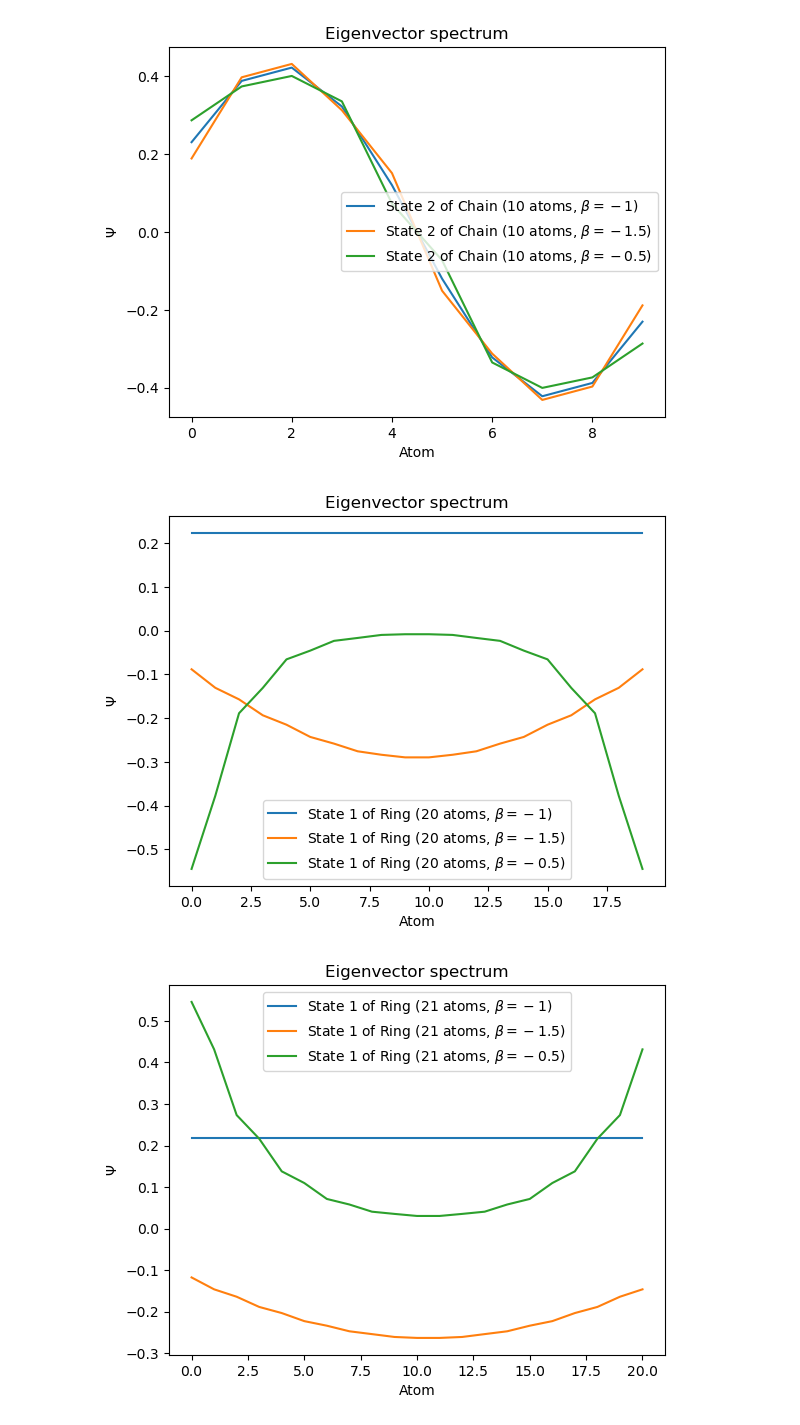
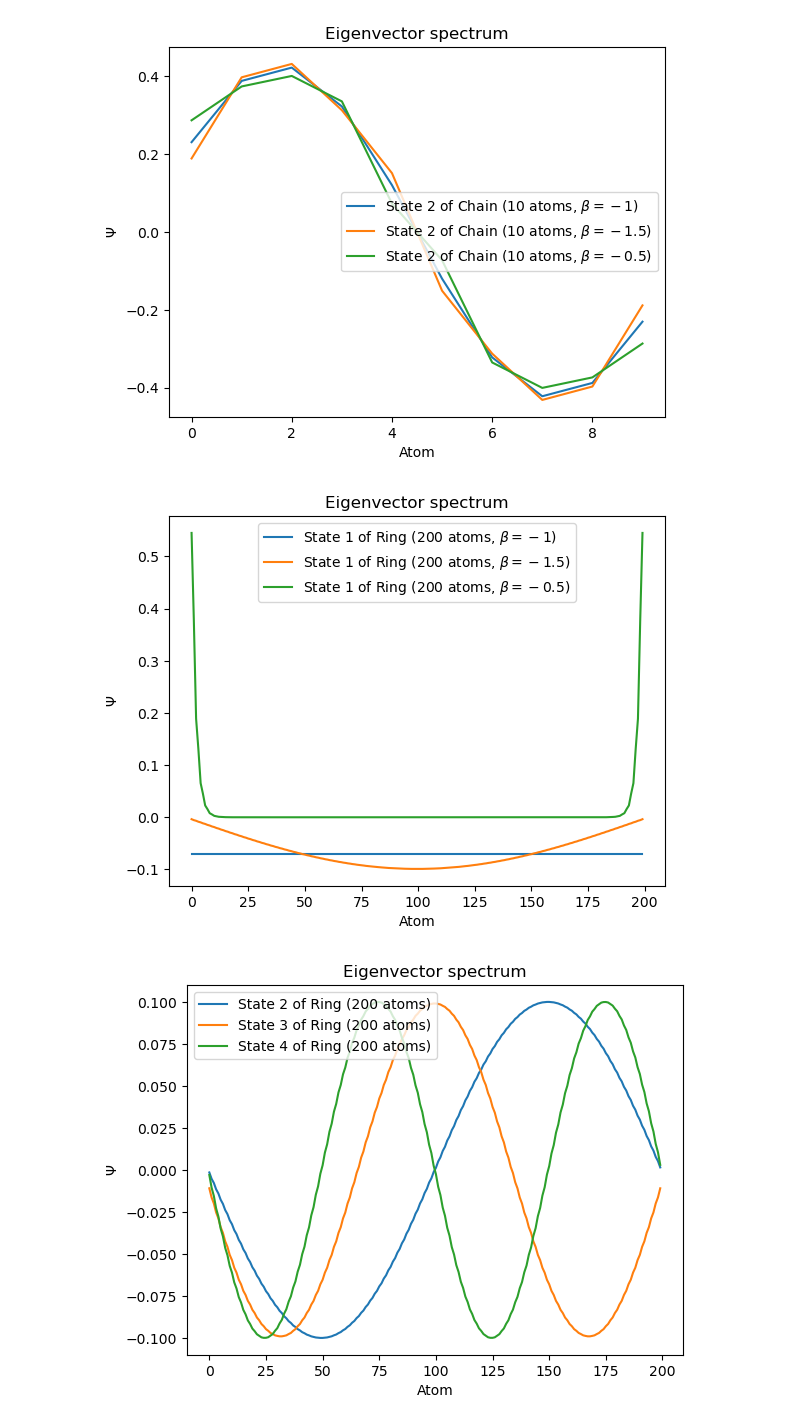
Before and after one commit to matarabadanf/Huckel-HW, a Jupyter notebook: plots/Plots.ipynb, the cells around one changed output. Saved outputs shown, nothing was run; the diff lists cells and outputs as text; code cells hidden in the pictures.

Commit message:
Updated figures and report.

```diff
--- a/plots/Plots.ipynb
+++ b/plots/Plots.ipynb
@@ -161,7 +205,7 @@ plt.savefig('chain_beta_eigenvectors.jpg', dpi=600)
 [figure]
 # %%
 
-ring =  Chain(20)
+ring =  Chain(200)
 ring.close_ring()
 ring.plot_eigenvectors(1, comment=r'$\beta=-1$')  # Default beta value
 ring.set_beta_minus(-1.5)
@@ -170,16 +214,22 @@ ring.set_beta_minus(-.5)
 ring.plot_eigenvectors(1, comment=r'$\beta=-0.5$')  # beta = -0.5
 plt.savefig('ring_beta_eigenvectors.jpg', dpi=600)
 # %% [output]
-[figure, old version]
+[figure, new version]
 # %%
 
-ring =  Chain(21)
+
+ring =  Chain(200)
 ring.close_ring()
-ring.plot_eigenvectors(1, comment=r'$\beta=-1$')  # Default beta value
+# ring.plot_eigenvectors(2, comment=r'$\beta=-1$')
+# ring.plot_eigenvectors(3, comment=r'$\beta=-1$') # Default beta value
 ring.set_beta_minus(-1.5)
-ring.plot_eigenvectors(1, comment=r'$\beta=-1.5$')  # beta = -1.5
-ring.set_beta_minus(-.5)
-ring.plot_eigenvectors(1, comment=r'$\beta=-0.5$')  # beta = -0.5
-plt.savefig('ring_beta_eigenvectors.jpg', dpi=600)
+ring.plot_eigenvectors(2 )  # beta = -1.5
+ring.plot_eigenvectors(3 )  # beta = -0.5
+ring.plot_eigenvectors(4 )  # beta = -0.5
+plt.legend(loc='upper left')
+# ring.set_beta_minus(-.5)
+# ring.plot_eigenvectors(2, comment=r'$\beta=-0.5$')  # beta = -0.5
+# ring.plot_eigenvectors(3, comment=r'$\beta=-0.5$')  # beta = -0.5
+plt.savefig('ring_beta_eigenvectors_2.jpg', dpi=600)
 # %% [output]
-[figure, old version]
+[figure, new version]
```
Also changed, not shown: parts of 6 cells of this notebook, 11 other files.
